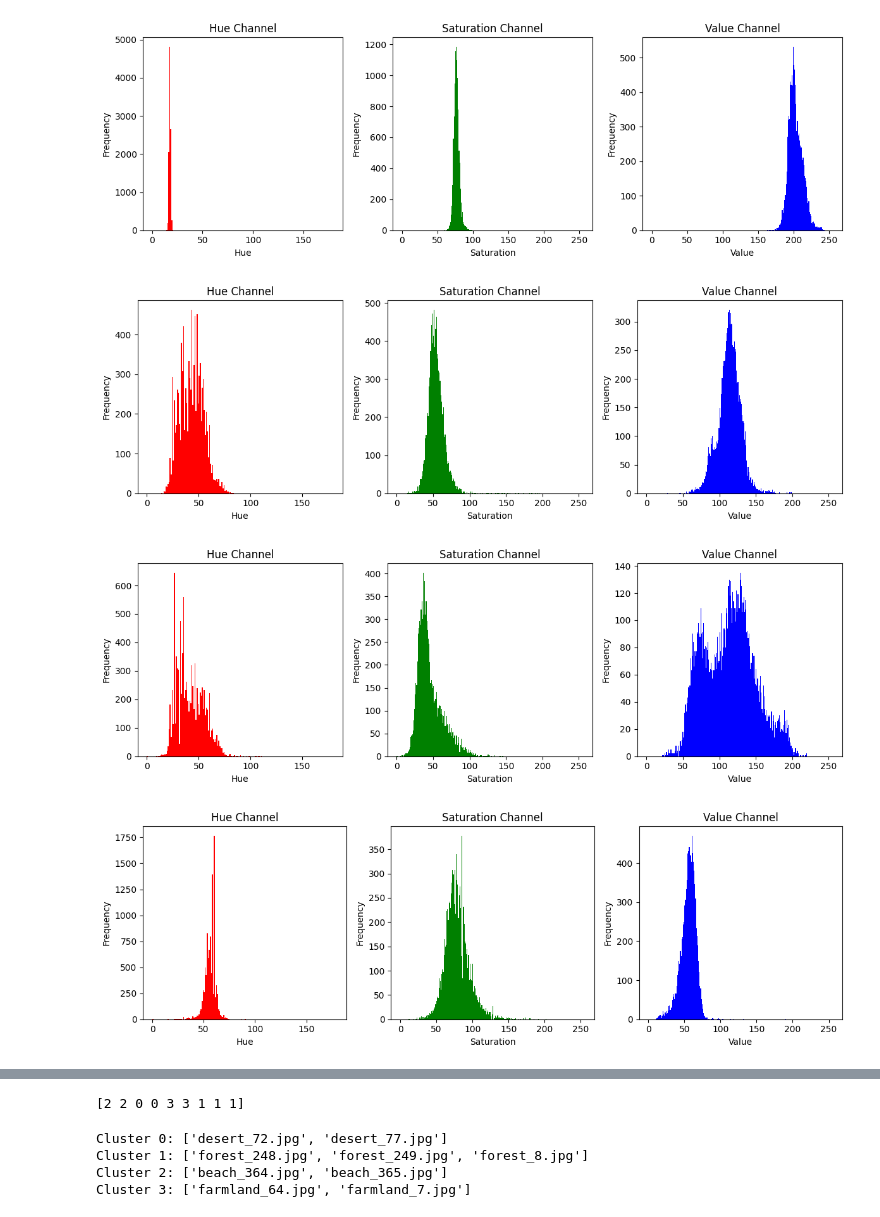
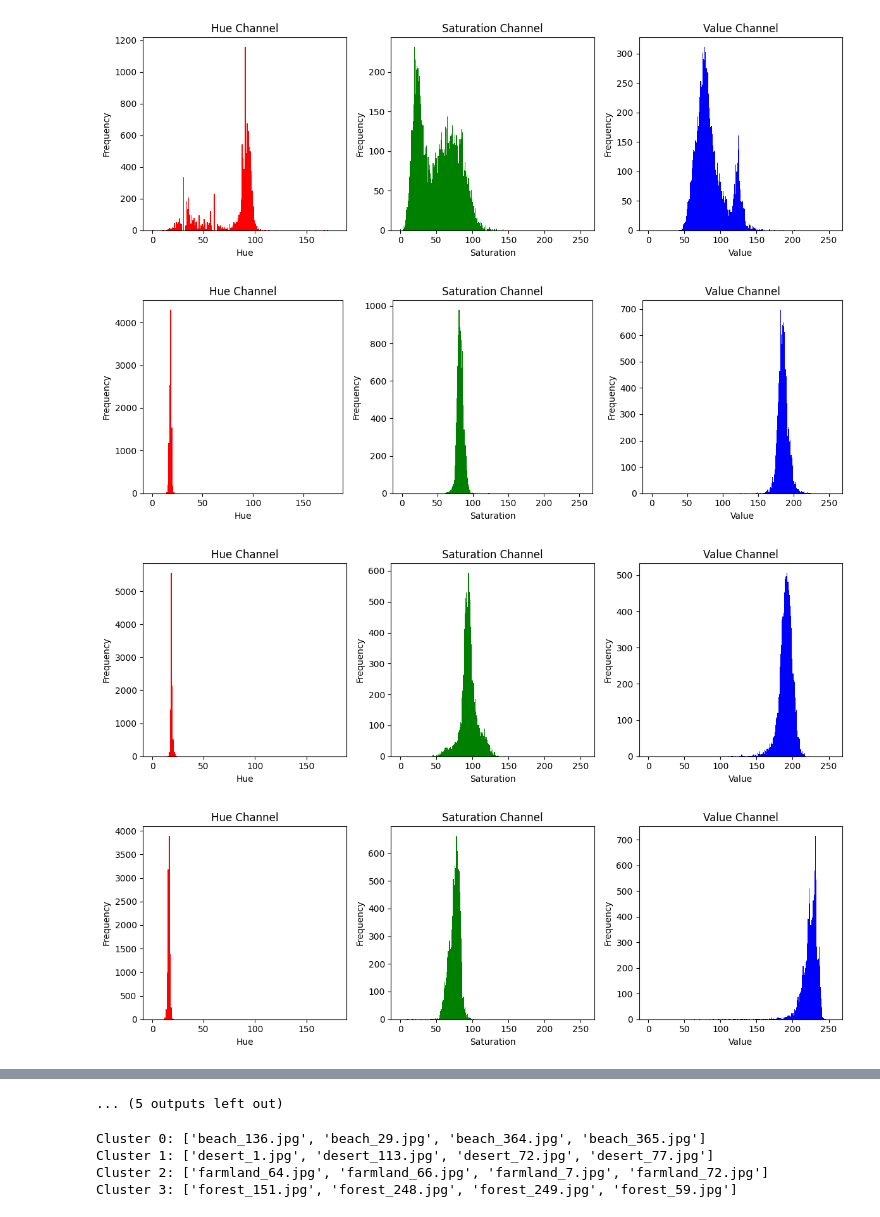
Before and after one commit to S4njuuu3291/mini-proyek-datmin, a Jupyter notebook: gpt.ipynb, the cells around one changed output, grey strips where cells are left out. Cells and saved outputs as stored; diff of their text form; code cells hidden in the pictures.

```diff
--- a/gpt.ipynb
+++ b/gpt.ipynb
@@ -59,11 +59,7 @@ def euclidean_distance(point1, point2):
     """Hitung jarak Euclidean antara dua titik."""
     return np.sqrt(np.sum((point1 - point2) ** 2))
 
-def kmeans_manual(features, k, max_iters=100):
-    """Fungsi KMeans manual."""
-    step = len(features) // k
-    centroids = np.array([features[i * step] for i in range(k)])
-
+def kmeans_manual(features, k, centroids, max_iters=100):
     for _ in range(max_iters):
         # 2. Assign cluster
         labels = np.zeros(features.shape[0])
@@ -177,20 +173,26 @@ for file_name in os.listdir(data_folder):
         features.append(feature)
 
 features = np.array(features)
+unique_labels = set([img.split('_')[0] for img in labelimg])
+unique_labels = list(unique_labels)
 
 # Tentukan jumlah cluster k (misalnya 3)
-# labels, kmeans = kmeans_manual(features, k=cluster, max_iters=10000)
+centroids = np.array([features[0], features[4], features[8], features[12]])
+labels, centroids = kmeans_manual(features, k=cluster, centroids=centroids, max_iters=10000)
 # labelh = hierarchical_clustering(features, cluster)
 # model = AgglomerativeClustering(n_clusters=cluster, linkage='ward')
 # labelh = model.fit_predict(features)
 
-kmeans = KMeans(n_clusters=cluster, random_state=42)
-kmeans.fit(features)
-labels = kmeans.labels_
+# kmeans = KMeans(n_clusters=cluster, random_state=42)
+# kmeans.fit(features)
+# labels = kmeans.labels_
+# centroids = kmeans.cluster_centers_
 
 # Print hasil clustering
 # print("Cluster labelh:", labelh)
 
 # np.savetxt('a.txt', features, delimiter=',')
 print(labels)  # Output label cluster dari setiap gambar
+print(centroids)  # Output label cluster dari setiap gambar
+# print(labelh)  # Output label cluster dari setiap gambar
 # %% [output]
@@ -200,4 +202,4 @@ print(labels)  # Output label cluster dari setiap gambar
-[figure, old version]
+[figure, new version]
-[figure, old version]
+[figure, new version]
-[figure, old version]
+[figure, new version]
-[figure, old version]
+[figure, new version]
@@ -206,18 +211,19 @@ print(labels)  # Output label cluster dari setiap gambar
-[2 2 0 0 3 3 1 1 1]
+... (5 outputs left out)
 # %%
-import matplotlib.pyplot as plt
+
 
 for i in range(cluster):  # Misal ada 3 cluster
     cluster_images = [labelimg[j] for j in range(len(labelimg)) if labels[j] == i]
     print(f"Cluster {i}: {cluster_images}")
-# for i in range(l):  # Misal ada 3 cluster
-    # cluster_images = [labelimg[j] for j in range(len(labelimg)) if labels[j] == i]
-    # print(f"Cluster {i}: {cluster_images}")
+# for i in range(cluster):  # Misal ada 3 cluster
+#     cluster_images = [labelimg[j] for j in range(len(labelimg)) if labelh[j] == i]
+#     print(f"Cluster {i}: {cluster_images}")
+# print("1")
 # %% [output]
-Cluster 0: ['desert_72.jpg', 'desert_77.jpg']
-Cluster 1: ['forest_248.jpg', 'forest_249.jpg', 'forest_8.jpg']
-Cluster 2: ['beach_364.jpg', 'beach_365.jpg']
-Cluster 3: ['farmland_64.jpg', 'farmland_7.jpg']
+Cluster 0: ['beach_136.jpg', 'beach_29.jpg', 'beach_364.jpg', 'beach_365.jpg']
+Cluster 1: ['desert_1.jpg', 'desert_113.jpg', 'desert_72.jpg', 'desert_77.jpg']
+Cluster 2: ['farmland_64.jpg', 'farmland_66.jpg', 'farmland_7.jpg', 'farmland_72.jpg']
+Cluster 3: ['forest_151.jpg', 'forest_248.jpg', 'forest_249.jpg', 'forest_59.jpg']
 # %%
 from sklearn.metrics import silhouette_score
 from sklearn.cluster import KMeans
```
Also changed, not shown: parts of 2 cells of this notebook, 9 other files.
